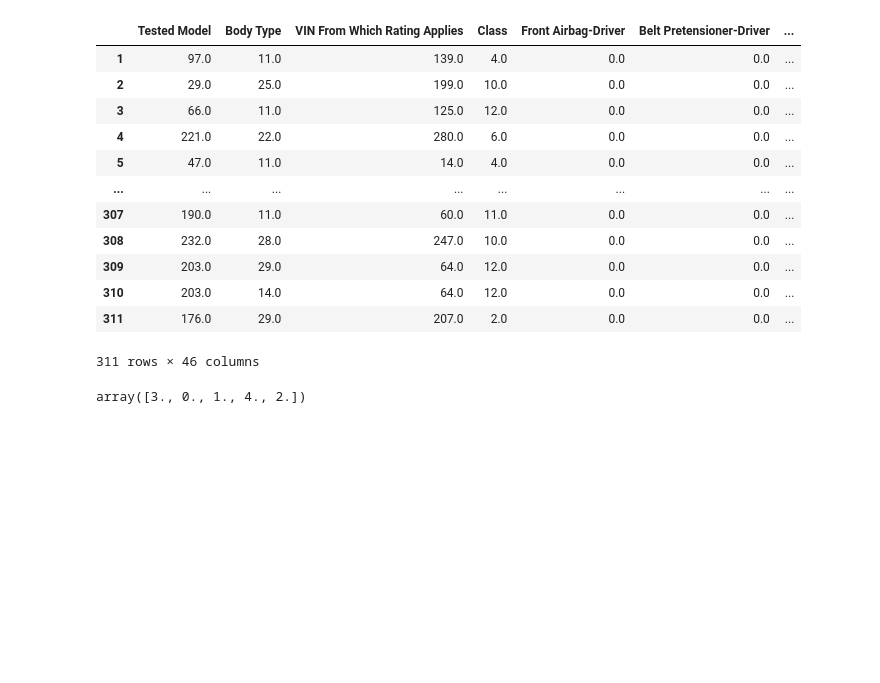
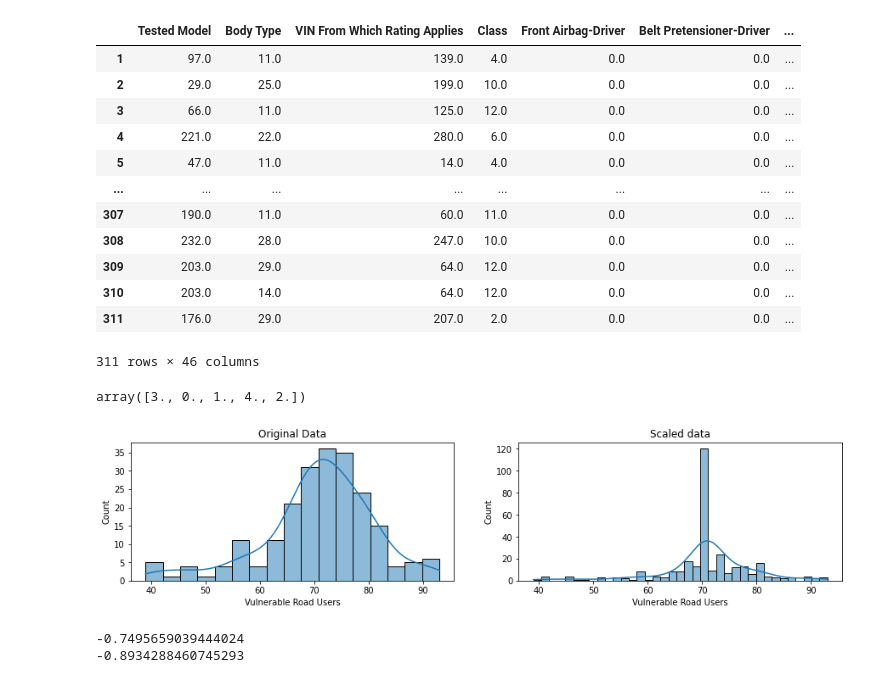
Before and after one commit to maimonahST/Cars-Ratings-ML, a Jupyter notebook: DataPreprocessing.ipynb, the cells around one changed output. Cells and saved outputs as stored; diff of their text form; code cells hidden in the pictures; blank space fills up the shorter version.

```diff
--- a/DataPreprocessing.ipynb
+++ b/DataPreprocessing.ipynb
@@ -190,9 +193,11 @@ AEB Pedestrian - Reverse     0.591640
 AEB Car-to-Car               0.591640
 dtype: float64
 # %%
-#Imputation
-#dfCopy= pd.DataFrame(my_imputer.fit_transform(df['Vulnerable Road Users']))
-df['Vulnerable Road Users'] = df['Vulnerable Road Users'].fillna(df['Vulnerable Road Users'].mean())
 
-df
+m=df['Vulnerable Road Users'].mean()
+print(m)
+dfCopy=df.copy()
+dfCopy['Vulnerable Road Users'] = df['Vulnerable Road Users'].fillna(m)
+
+dfCopy
 # %% [output]
@@ -241,3 +247,18 @@ dfCopy[cat_columns]
 dfCopy["Integrated Child Seat-Rear"].unique()
 # %% [output]
 array([3., 0., 1., 4., 2.])
+# %%
+fig, ax = plt.subplots(1, 2, figsize=(15, 3))
+sns.histplot(df['Vulnerable Road Users'], ax=ax[0], kde=True, legend=False)
+ax[0].set_title("Original Data")
+sns.histplot(dfCopy['Vulnerable Road Users'], ax=ax[1], kde=True, legend=False)
+ax[1].set_title("Scaled data")
+plt.show()
+# %% [output]
+[figure, added]
+# %%
+print(df['Vulnerable Road Users'].skew())
+print(dfCopy['Vulnerable Road Users'].skew())
+# %% [output]
+-0.7495659039444024
+-0.8934288460745293
```
Also changed, not shown: parts of 9 cells of this notebook.
